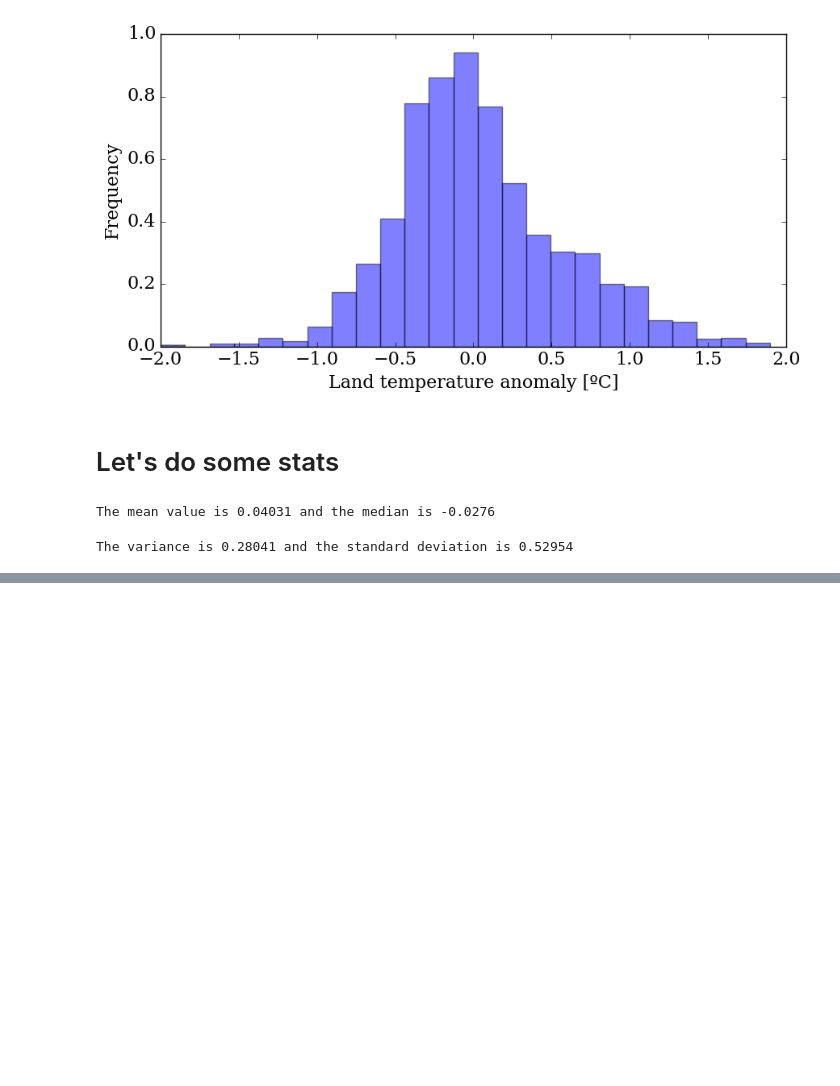
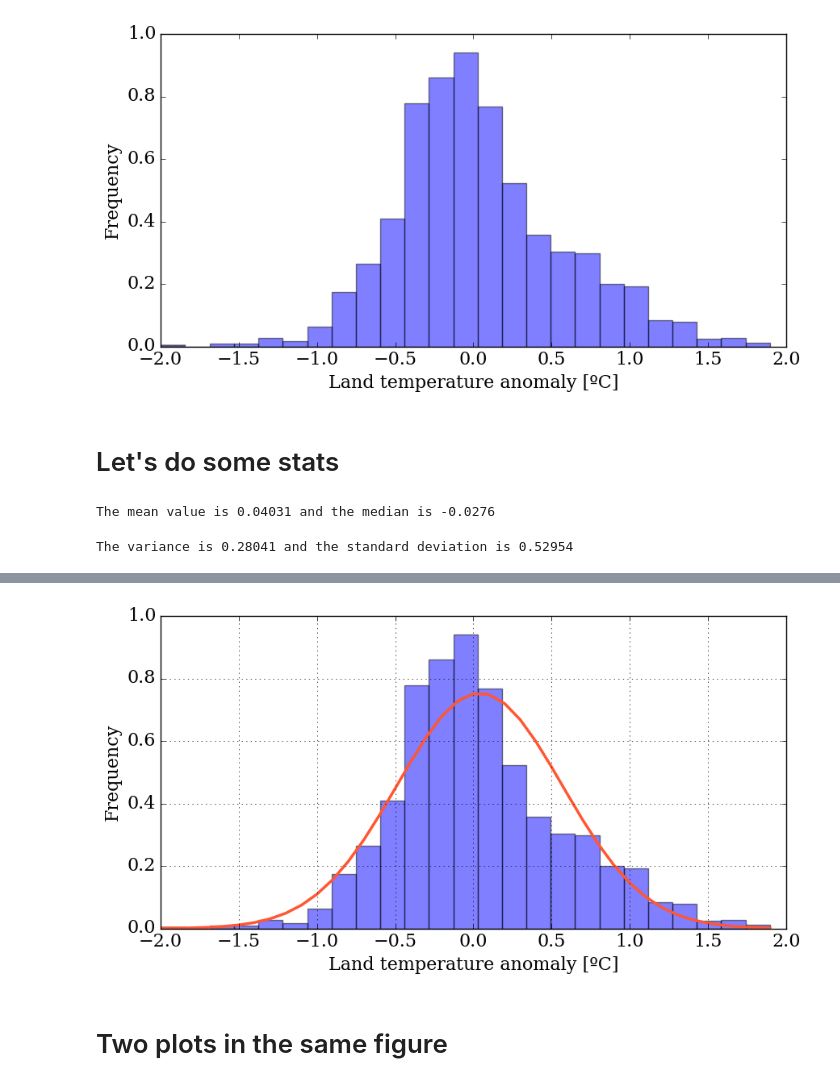
Before and after one commit to felipescobarv/notebooks, a Jupyter notebook: NOAA.ipynb, the cells around one changed output, grey strips where cells are left out. Saved outputs shown, nothing was run; the diff lists cells and outputs as text; code cells hidden in the pictures; blank space fills up the shorter version.

Commit message:
Two plots in one fig.

```diff
--- a/NOAA.ipynb
+++ b/NOAA.ipynb
@@ -181,9 +181,9 @@ pyplot.figure(figsize=(10,5))
 pyplot.hist(T_land[:,1], bins=25, normed=True, color='b', alpha=0.5)
 
 #Plot the probability density function
-pyplot.plot(bins, stats.norm.pdf(bins, mean_T, sigma_T), color='ff5733', ls='-', lw=2.5)
+pyplot.plot(bins, stats.norm.pdf(bins, mean_T, sigma_T), color='#ff5733', ls='-', lw=2.5)
 
 pyplot.xlabel('Land temperature anomaly [ºC]')
-
 pyplot.ylabel('Frequency');
+pyplot.grid();
 # %% [output]
@@ -190,0 +190,3 @@ SyntaxError: invalid syntax (<ipython-input-42-2fa3b27181ba>, line 1)
+[figure, added]
+# %% [markdown]
+# Two plots in the same figure
```
Also changed, not shown: parts of 2 cells of this notebook.
